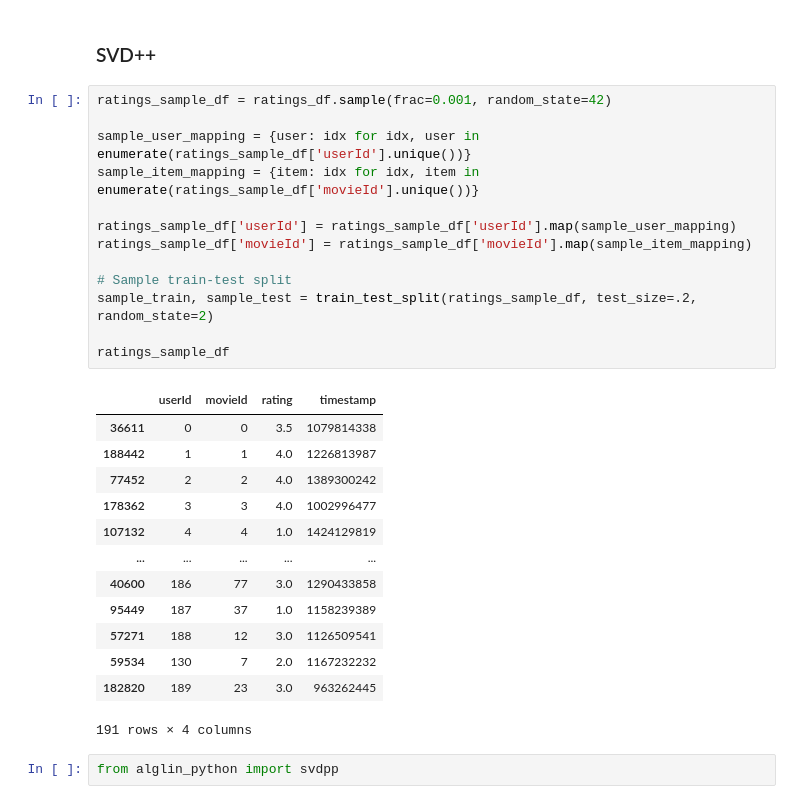
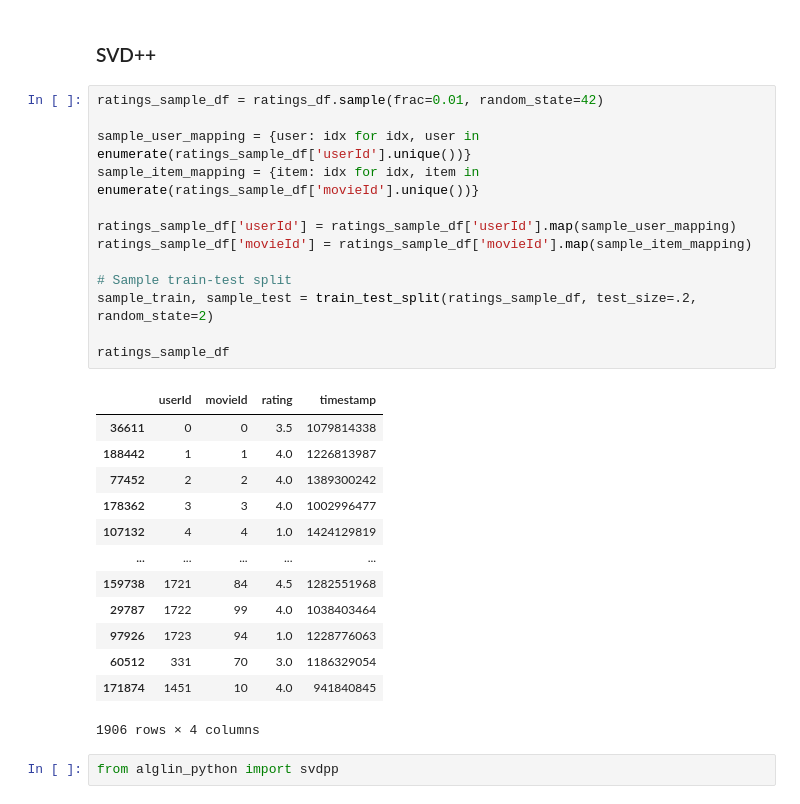
Before and after one commit to bm-coelho/alglin-trab, a Jupyter notebook: demo.ipynb, the cells around one changed output. Drawn from its saved outputs; the diff is of its cells as text.

```diff
--- a/demo.ipynb
+++ b/demo.ipynb
@@ -321,32 +322,32 @@ R²: -0.83
 # %% [markdown]
 ### SVD++
 # %%
-ratings_sample_df = ratings_df.sample(frac=0.001, random_state=42)
+ratings_sample_df = ratings_df.sample(frac=0.01, random_state=42)
 
 sample_user_mapping = {user: idx for idx, user in enumerate(ratings_sample_df['userId'].unique())}
 sample_item_mapping = {item: idx for idx, item in enumerate(ratings_sample_df['movieId'].unique())}
 
 ratings_sample_df['userId'] = ratings_sample_df['userId'].map(sample_user_mapping)
 ratings_sample_df['movieId'] = ratings_sample_df['movieId'].map(sample_item_mapping)
 
 # Sample train-test split
 sample_train, sample_test = train_test_split(ratings_sample_df, test_size=.2, random_state=2)
 
 ratings_sample_df
 # %% [output]
 |  | userId | movieId | rating | timestamp |
 | 36611 | 0 | 0 | 3.5 | 1079814338 |
 | 188442 | 1 | 1 | 4.0 | 1226813987 |
 | 77452 | 2 | 2 | 4.0 | 1389300242 |
 | 178362 | 3 | 3 | 4.0 | 1002996477 |
 | 107132 | 4 | 4 | 1.0 | 1424129819 |
 | ... | ... | ... | ... | ... |
-| 40600 | 186 | 77 | 3.0 | 1290433858 |
-| 95449 | 187 | 37 | 1.0 | 1158239389 |
-| 57271 | 188 | 12 | 3.0 | 1126509541 |
-| 59534 | 130 | 7 | 2.0 | 1167232232 |
-| 182820 | 189 | 23 | 3.0 | 963262445 |
+| 159738 | 1721 | 84 | 4.5 | 1282551968 |
+| 29787 | 1722 | 99 | 4.0 | 1038403464 |
+| 97926 | 1723 | 94 | 1.0 | 1228776063 |
+| 60512 | 331 | 70 | 3.0 | 1186329054 |
+| 171874 | 1451 | 10 | 4.0 | 941840845 |
-191 rows × 4 columns
+1906 rows × 4 columns
 # %%
 from alglin_python import svdpp
 # %%
```
Also changed, not shown: parts of 7 cells of this notebook, 12 other files.
